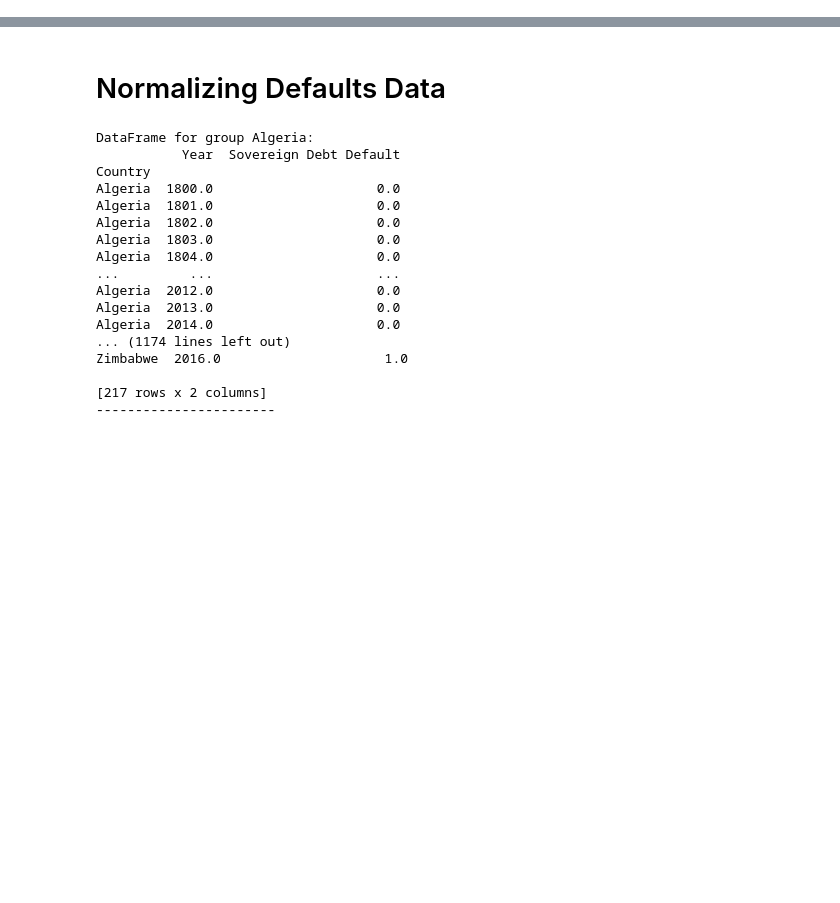
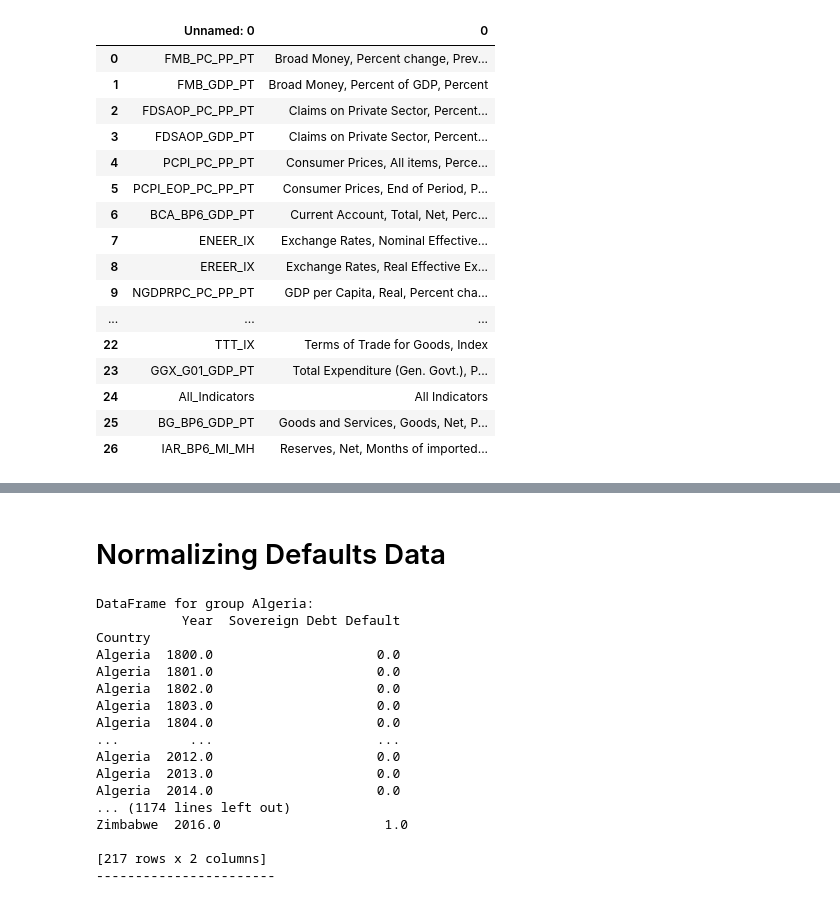
Before and after one commit to WesternAlgo/SovereignDebtDefault, a Jupyter notebook: Synthesizing_SuperDataSet.ipynb, the cells around one changed output, grey strips where cells are left out. Drawn from its saved outputs; the diff is of its cells as text; code cells hidden in the pictures; blank space fills up the shorter version.

```diff
--- a/Synthesizing_SuperDataSet.ipynb
+++ b/Synthesizing_SuperDataSet.ipynb
@@ -4,0 +23,22 @@ import requests
+# %%
+test = pd.read_csv(f'indicators/AFRREO.csv')
+
+test
+# %% [output]
+|  | Unnamed: 0 | 0 |
+| 0 | FMB_PC_PP_PT | Broad Money, Percent change, Prev... |
+| 1 | FMB_GDP_PT | Broad Money, Percent of GDP, Percent |
+| 2 | FDSAOP_PC_PP_PT | Claims on Private Sector, Percent... |
+| 3 | FDSAOP_GDP_PT | Claims on Private Sector, Percent... |
+| 4 | PCPI_PC_PP_PT | Consumer Prices, All items, Perce... |
+| 5 | PCPI_EOP_PC_PP_PT | Consumer Prices, End of Period, P... |
+| 6 | BCA_BP6_GDP_PT | Current Account, Total, Net, Perc... |
+| 7 | ENEER_IX | Exchange Rates, Nominal Effective... |
+| 8 | EREER_IX | Exchange Rates, Real Effective Ex... |
+| 9 | NGDPRPC_PC_PP_PT | GDP per Capita, Real, Percent cha... |
+| ... | ... | ... |
+| 22 | TTT_IX | Terms of Trade for Goods, Index |
+| 23 | GGX_G01_GDP_PT | Total Expenditure (Gen. Govt.), P... |
+| 24 | All_Indicators | All Indicators |
+| 25 | BG_BP6_GDP_PT | Goods and Services, Goods, Net, P... |
+| 26 | IAR_BP6_MI_MH | Reserves, Net, Months of imported... |
```
Also changed, not shown: parts of 14 cells of this notebook, 20 other files.
